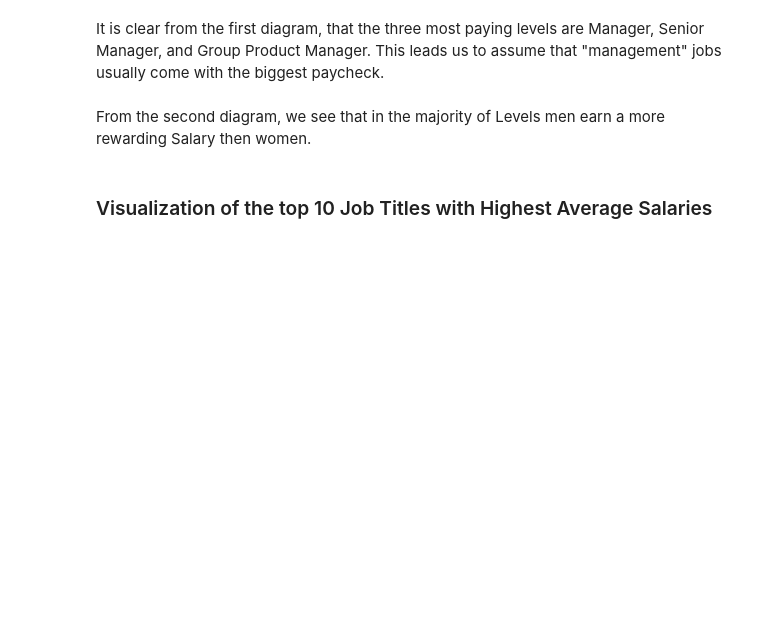
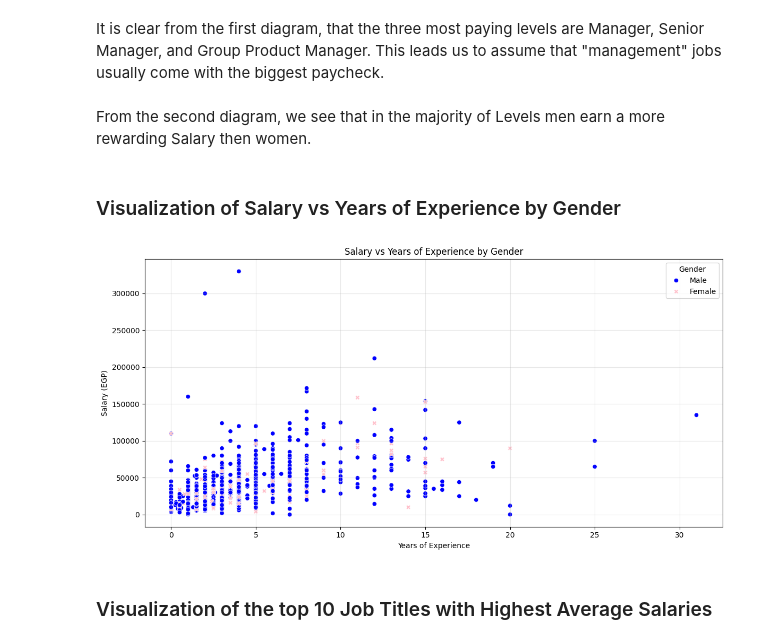
Before and after one commit to moha09-coder/Salary-Gaps-Analysis, a Jupyter notebook: analysis.ipynb, the cells around one changed output. Saved outputs shown, nothing was run; the diff lists cells and outputs as text; code cells hidden in the pictures; blank space fills up the shorter version.

```diff
--- a/analysis.ipynb
+++ b/analysis.ipynb
@@ -425,6 +425,27 @@ Passing `palette` without assigning `hue` is deprecated and will be removed in v
 It is clear from the first diagram, that the three most paying levels are Manager, Senior Manager, and Group Product Manager. This leads us to assume that "management" jobs usually come with the biggest paycheck.
 # %% [markdown]
 From the second diagram, we see that in the majority of Levels men earn a more rewarding Salary then women.
+# %% [markdown]
+### Visualization of Salary vs Years of Experience by Gender
+# %%
+plt.figure(figsize=(12, 6))
+sns.scatterplot(data=egp_salary_df,
+                x='YearsOfExperience',
+                y='Salary',
+                hue='Gender',
+                style='Gender',
+                palette=['blue', 'pink'])
+
+plt.title('Salary vs Years of Experience by Gender')
+plt.xlabel('Years of Experience')
+plt.ylabel('Salary (EGP)')
+plt.ticklabel_format(style='plain', axis='y')
+plt.grid(True, alpha=0.3)
+plt.legend(title='Gender')
+plt.tight_layout()
+plt.show()
+# %% [output]
+[figure, added]
 # %% [markdown]
 ### Visualization of the top 10 Job Titles with Highest Average Salaries
 # %% [markdown]
```
Also changed, not shown: parts of 2 cells of this notebook.
